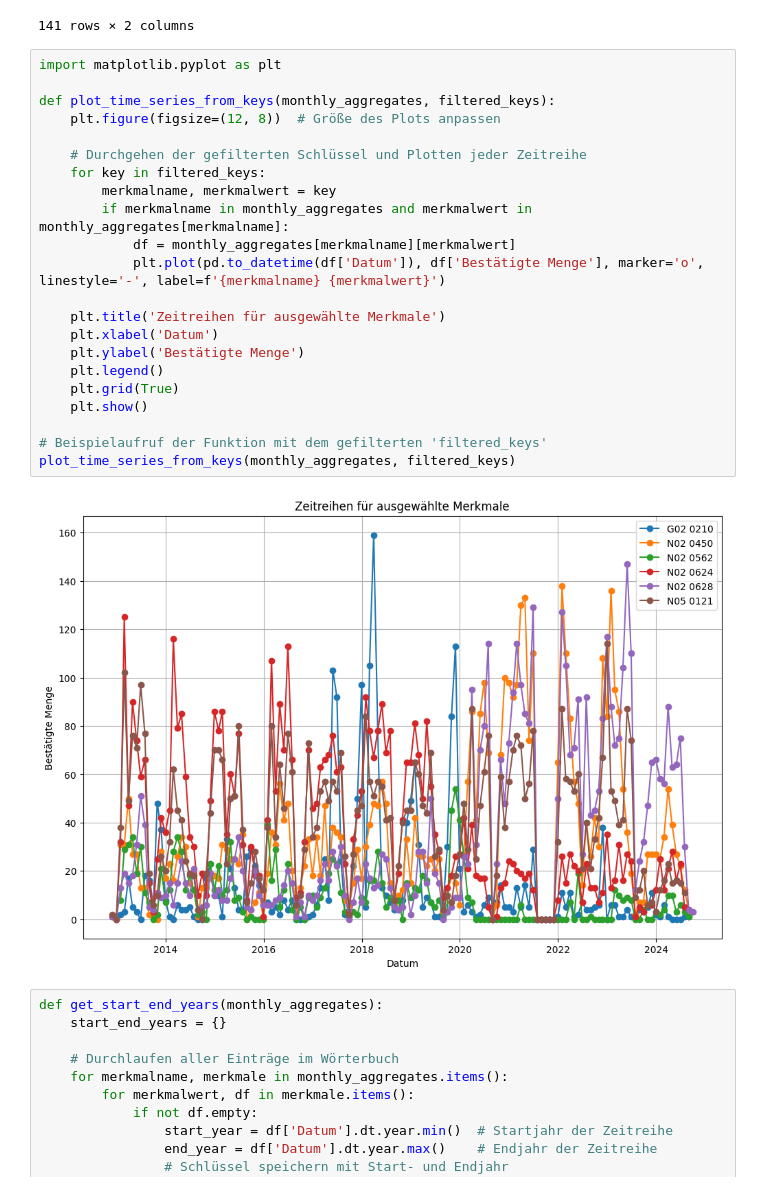
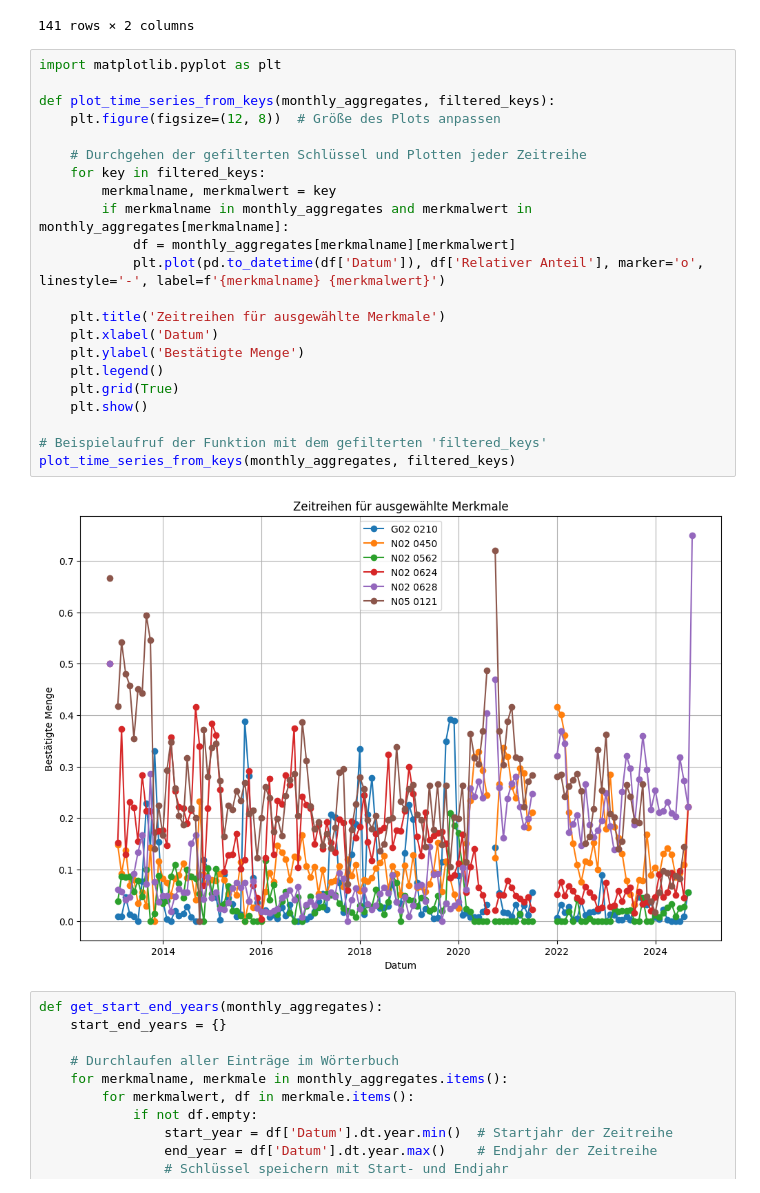
Before and after one commit to realreul/ML-with-CLAAS, a Jupyter notebook: MlDataFrame.ipynb, the cells around one changed output. Drawn from its saved outputs; the diff is of its cells as text.

```diff
--- a/MlDataFrame.ipynb
+++ b/MlDataFrame.ipynb
@@ -308,27 +308,27 @@ monthly_aggregates["N05"]["0121"]
 # %%
 import matplotlib.pyplot as plt
 
 def plot_time_series_from_keys(monthly_aggregates, filtered_keys):
     plt.figure(figsize=(12, 8))  # Größe des Plots anpassen
 
     # Durchgehen der gefilterten Schlüssel und Plotten jeder Zeitreihe
     for key in filtered_keys:
         merkmalname, merkmalwert = key
         if merkmalname in monthly_aggregates and merkmalwert in monthly_aggregates[merkmalname]:
             df = monthly_aggregates[merkmalname][merkmalwert]
-            plt.plot(pd.to_datetime(df['Datum']), df['Bestätigte Menge'], marker='o', linestyle='-', label=f'{merkmalname} {merkmalwert}')
+            plt.plot(pd.to_datetime(df['Datum']), df['Relativer Anteil'], marker='o', linestyle='-', label=f'{merkmalname} {merkmalwert}')
 
     plt.title('Zeitreihen für ausgewählte Merkmale')
     plt.xlabel('Datum')
     plt.ylabel('Bestätigte Menge')
     plt.legend()
     plt.grid(True)
     plt.show()
 
 # Beispielaufruf der Funktion mit dem gefilterten 'filtered_keys'
 plot_time_series_from_keys(monthly_aggregates, filtered_keys)
 # %% [output]
-[figure, old version]
+[figure, new version]
 # %%
 def get_start_end_years(monthly_aggregates):
     start_end_years = {}
```
Also changed, not shown: parts of 3 cells of this notebook.
